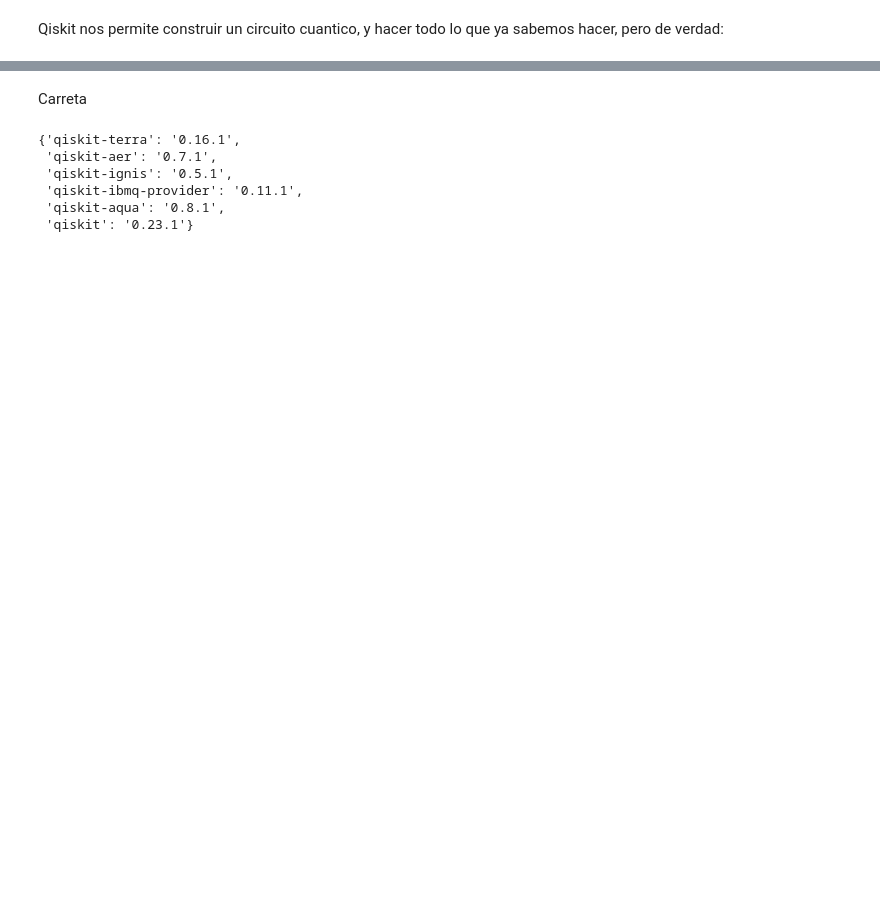
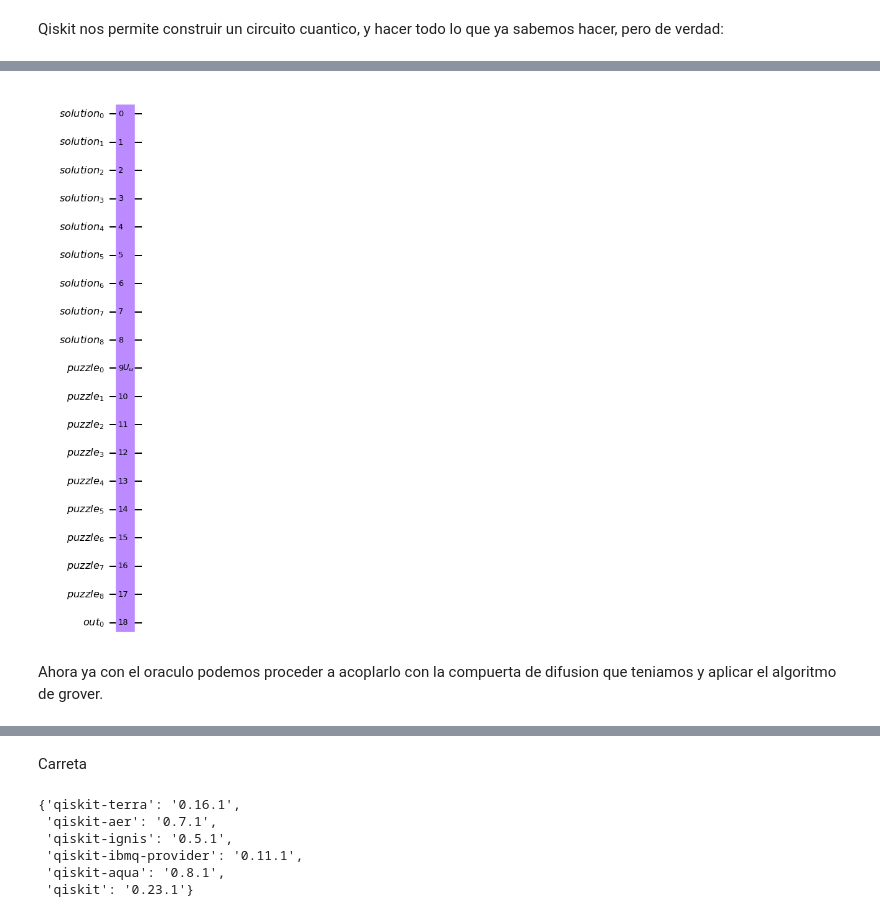
Before and after one commit to jpvanegasc/QCPresentation, a Jupyter notebook: Presentation.ipynb, the cells around one changed output, grey strips where cells are left out. Drawn from its saved outputs; the diff is of its cells as text; code cells hidden in the pictures; blank space fills up the shorter version.

```diff
--- a/Presentation.ipynb
+++ b/Presentation.ipynb
@@ -87,0 +296,14 @@ plot_histogram(count)
+# %%
+N = 9
+v = QuantumRegister(N, name='solution')
+c = QuantumRegister(N, name='puzzle')
+o = QuantumRegister(1, name='out')
+qc = QuantumCircuit(v, c, o)
+
+qc.append(lo_oracle(N), [*v, *c, o])
+
+qc.draw(output='mpl')
+# %% [output]
+[figure, added]
+# %% [markdown]
+Ahora ya con el oraculo podemos proceder a acoplarlo con la compuerta de difusion que teniamos y aplicar el algoritmo de grover.
```
Also changed, not shown: parts of 41 cells of this notebook, 2 other files.
